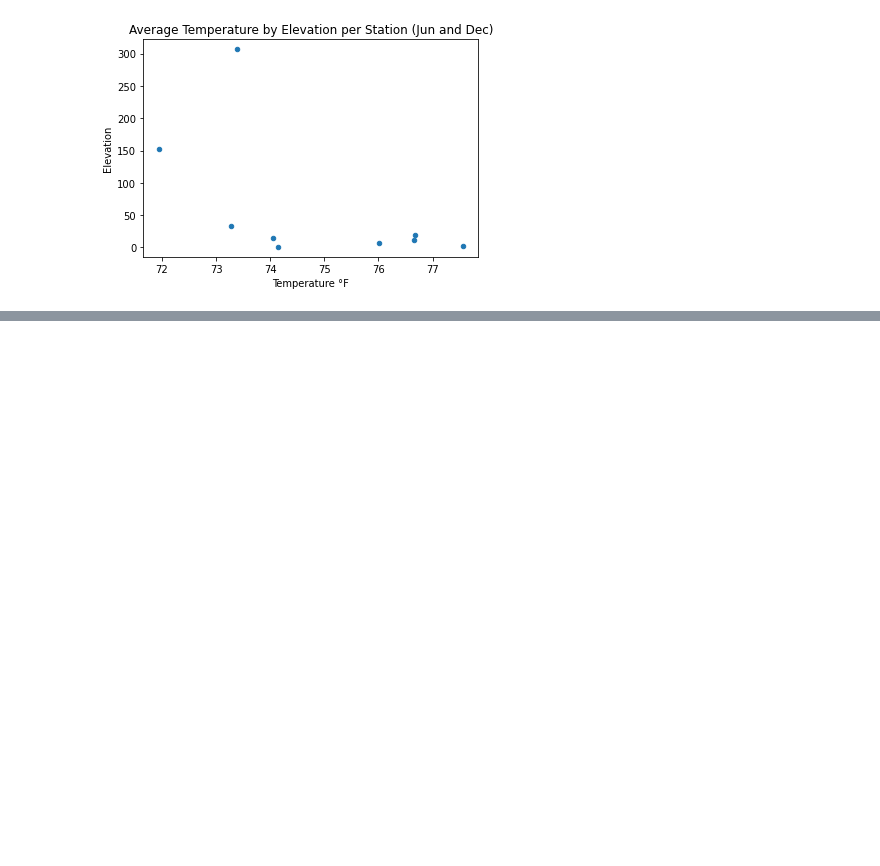
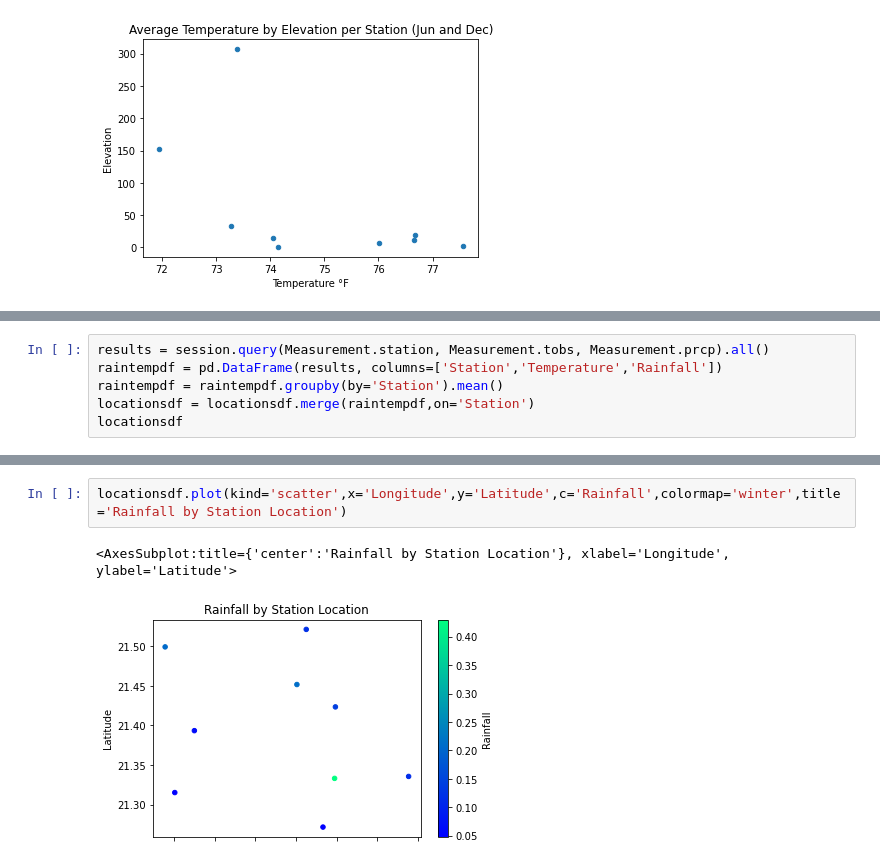
Before and after one commit to jzebker/surfs_up, a Jupyter notebook: SurfsUp_Challenge.ipynb, the cells around one changed output, grey strips where cells are left out. Saved outputs shown, nothing was run; the diff lists cells and outputs as text; blank space fills up the shorter version.

```diff
--- a/SurfsUp_Challenge.ipynb
+++ b/SurfsUp_Challenge.ipynb
@@ -158,0 +166,6 @@ juntempelevdf.plot(kind='scatter',x='Temps',y='Elevation',xlabel='Temperature °
+# %%
+results = session.query(Measurement.station, Measurement.tobs, Measurement.prcp).all()
+raintempdf = pd.DataFrame(results, columns=['Station','Temperature','Rainfall'])
+raintempdf = raintempdf.groupby(by='Station').mean()
+locationsdf = locationsdf.merge(raintempdf,on='Station')
+locationsdf
@@ -158,0 +183,5 @@ juntempelevdf.plot(kind='scatter',x='Temps',y='Elevation',xlabel='Temperature °
+# %%
+locationsdf.plot(kind='scatter',x='Longitude',y='Latitude',c='Rainfall',colormap='winter',title='Rainfall by Station Location')
+# %% [output]
+<AxesSubplot:title={'center':'Rainfall by Station Location'}, xlabel='Longitude', ylabel='Latitude'>
+[figure, added]
```
Also changed, not shown: parts of 4 cells of this notebook, 3 other files.
